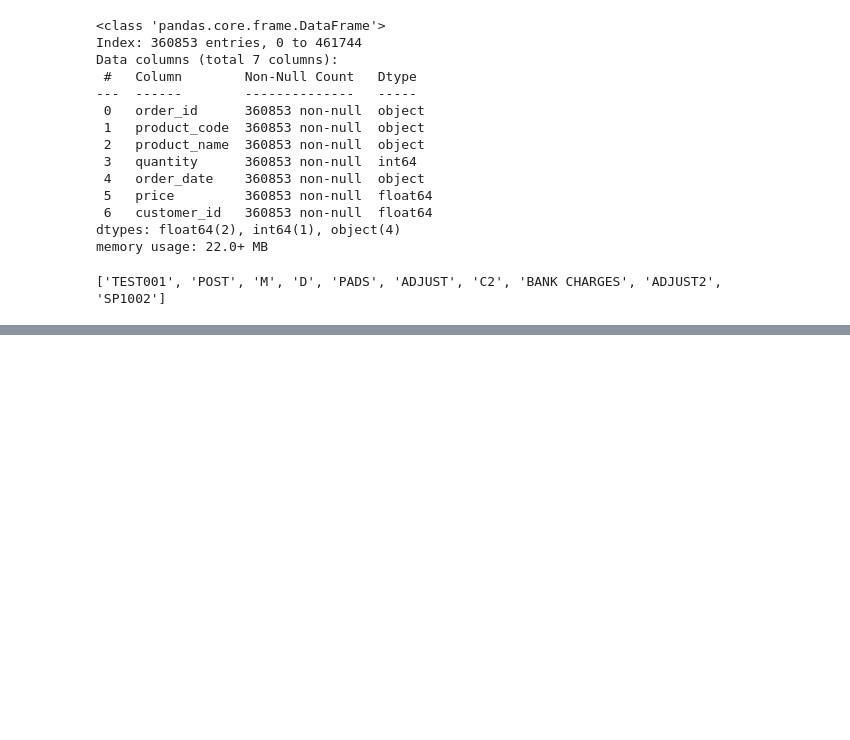
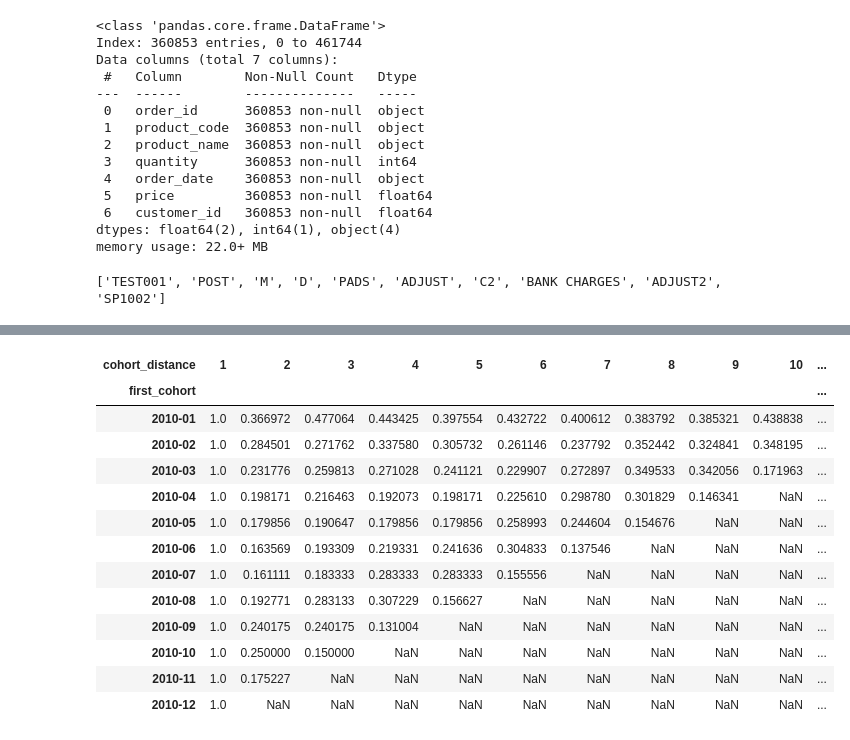
Before and after one commit to enthokz/Cohort-Analysis, a Jupyter notebook: MySkill/User Retention Analysis.ipynb, the cells around one changed output, grey strips where cells are left out. Cells and saved outputs as stored; diff of their text form; code cells hidden in the pictures; blank space fills up the shorter version.

```diff
--- a/MySkill/User Retention Analysis.ipynb
+++ b/MySkill/User Retention Analysis.ipynb
@@ -331,0 +312,6 @@ bl[(bl['Data'].str.contains('A'))|(bl['Data'].str.contains('B'))]
+# %%
+# Search first cohort
+first= datac.groupby('customer_id')['cohort'].min().reset_index()
+first.columns=['customer_id','first_cohort']
+datac= datac.merge(first, on='customer_id', how='left')
+datac.head()
@@ -331,0 +325,6 @@ bl[(bl['Data'].str.contains('A'))|(bl['Data'].str.contains('B'))]
+# %%
+# Search cohort distance
+from operator import attrgetter
+
+datac['cohort_distance']= (datac['cohort']-datac['first_cohort']).apply(attrgetter('n'))+1
+datac.head()
@@ -331,0 +338,22 @@ bl[(bl['Data'].str.contains('A'))|(bl['Data'].str.contains('B'))]
+# %%
+# Create Pivot summary of data
+
+pvt= pd.pivot_table(data=datac, index='first_cohort', columns='cohort_distance',
+                     values='customer_id', aggfunc=pd.Series.nunique)
+pvt_cohort = pvt.div(pvt[1], axis=0)
+pvt_cohort
+# %% [output]
+| cohort_distance | 1 | 2 | 3 | 4 | 5 | 6 | 7 | 8 | 9 | 10 | ... |
+| first_cohort |  |  |  |  |  |  |  |  |  |  | ... |
+| 2010-01 | 1.0 | 0.366972 | 0.477064 | 0.443425 | 0.397554 | 0.432722 | 0.400612 | 0.383792 | 0.385321 | 0.438838 | ... |
+| 2010-02 | 1.0 | 0.284501 | 0.271762 | 0.337580 | 0.305732 | 0.261146 | 0.237792 | 0.352442 | 0.324841 | 0.348195 | ... |
+| 2010-03 | 1.0 | 0.231776 | 0.259813 | 0.271028 | 0.241121 | 0.229907 | 0.272897 | 0.349533 | 0.342056 | 0.171963 | ... |
+| 2010-04 | 1.0 | 0.198171 | 0.216463 | 0.192073 | 0.198171 | 0.225610 | 0.298780 | 0.301829 | 0.146341 | NaN | ... |
+| 2010-05 | 1.0 | 0.179856 | 0.190647 | 0.179856 | 0.179856 | 0.258993 | 0.244604 | 0.154676 | NaN | NaN | ... |
+| 2010-06 | 1.0 | 0.163569 | 0.193309 | 0.219331 | 0.241636 | 0.304833 | 0.137546 | NaN | NaN | NaN | ... |
+| 2010-07 | 1.0 | 0.161111 | 0.183333 | 0.283333 | 0.283333 | 0.155556 | NaN | NaN | NaN | NaN | ... |
+| 2010-08 | 1.0 | 0.192771 | 0.283133 | 0.307229 | 0.156627 | NaN | NaN | NaN | NaN | NaN | ... |
+| 2010-09 | 1.0 | 0.240175 | 0.240175 | 0.131004 | NaN | NaN | NaN | NaN | NaN | NaN | ... |
+| 2010-10 | 1.0 | 0.250000 | 0.150000 | NaN | NaN | NaN | NaN | NaN | NaN | NaN | ... |
+| 2010-11 | 1.0 | 0.175227 | NaN | NaN | NaN | NaN | NaN | NaN | NaN | NaN | ... |
+| 2010-12 | 1.0 | NaN | NaN | NaN | NaN | NaN | NaN | NaN | NaN | NaN | ... |
```
Also changed, not shown: parts of 33 cells of this notebook.
